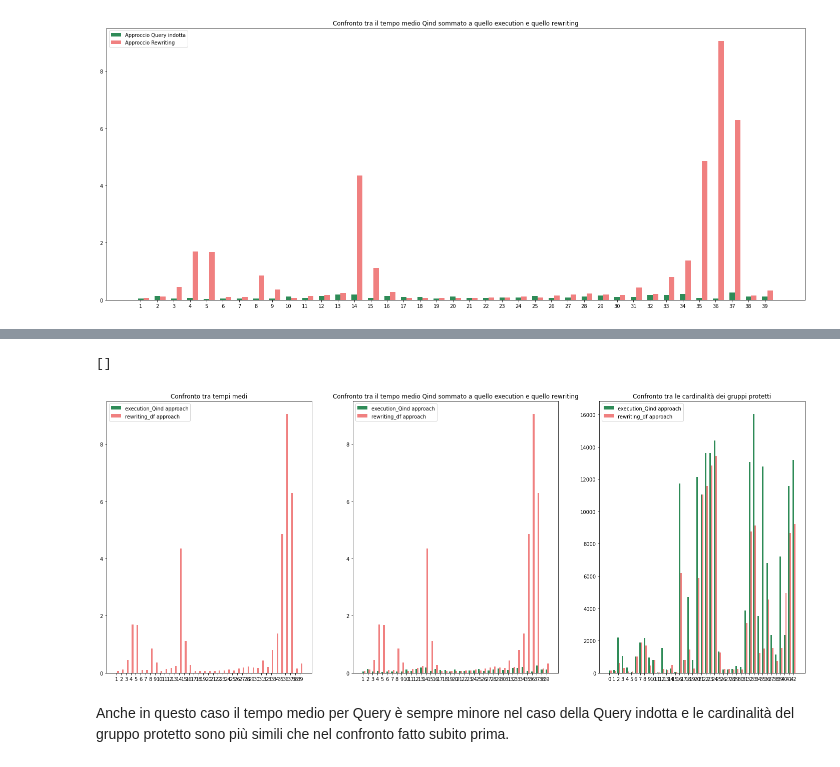
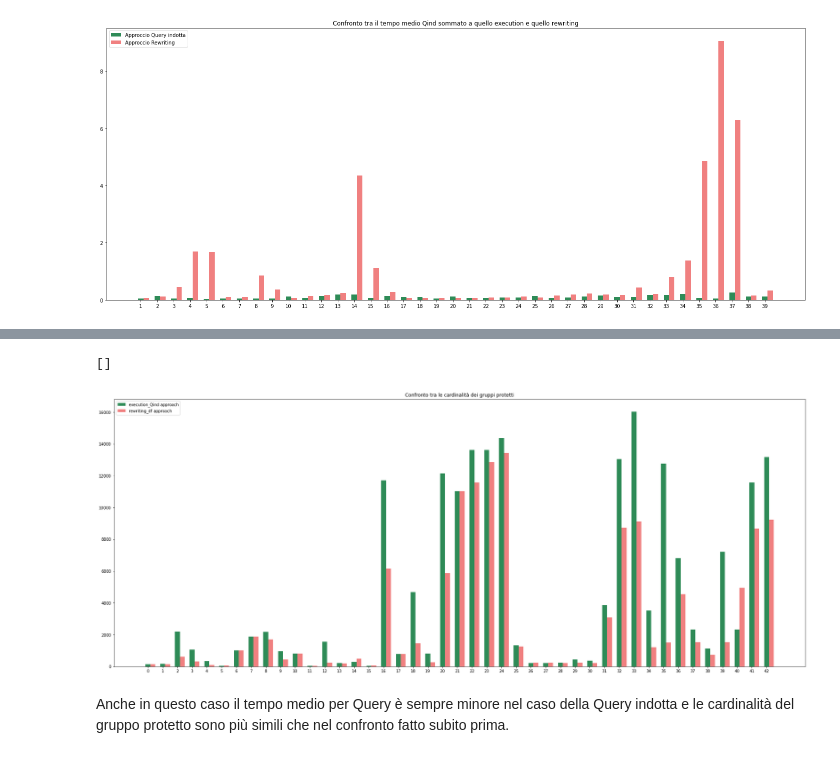
Before and after one commit to Nicogs43/KNN_coverage_constraint_query, a Jupyter notebook: Analysis_df_.ipynb, the cells around one changed output, grey strips where cells are left out. Saved outputs shown, nothing was run; the diff lists cells and outputs as text; code cells hidden in the pictures.

```diff
--- a/Analysis_df_.ipynb
+++ b/Analysis_df_.ipynb
@@ -418,6 +353,7 @@ data_table.DataTable(df_comp_qind_rew[['id','relaxation_degree_Qind','relaxation
 | 37 | 38 | 0.292545 | 0.006158 | 0.028304917417608766 | 0.31224798387096775 | ... |
 | 38 | 39 | 0.445048 | 0.046983 | 0.042219993640045306 | 0.31944780818600144 | ... |
 # %%
+width = np.min(np.diff(range(len(execution_Qind_df["id"]))))/3
 plt.bar(execution_Qind_df['id'],execution_Qind_df['summed_avg_time_exec_qind'],width,color='seagreen',label='Approccio Query indotta')
 plt.bar(rewriting_df['id']+width,rewriting_df['qcut_mean_summed_time'],width,color='lightcoral',label ='Approccio Rewriting')
 plt.xticks(execution_Qind_df['id'])
@@ -438,31 +377,14 @@ plt.plot()
 # %%
-plt.subplot(1,3,1)
-plt.bar(execution_Qind_df['id'],execution_Qind_df['average_time_exec_Qind'],width,color='seagreen',label='execution_Qind approach')
-plt.bar(rewriting_df['id']+width,rewriting_df['qcut_mean_summed_time'],width,color='lightcoral',label ='rewriting_df approach')
-plt.xticks(execution_Qind_df['id'])
-plt.title("Confronto tra tempi medi")
-plt.legend(loc = 'upper left')
-#plt.tight_layout(pad=0.4, w_pad=0.5, h_pad=1.0)
-plt.plot()
-plt.subplot(1,3,2)
-plt.bar(execution_Qind_df['id'],execution_Qind_df['summed_avg_time_exec_qind'],width,color='seagreen',label='execution_Qind approach')
-plt.bar(rewriting_df['id']+width,rewriting_df['qcut_mean_summed_time'],width,color='lightcoral',label ='rewriting_df approach')
-plt.xticks(execution_Qind_df['id'])
-plt.title("Confronto tra il tempo medio Qind sommato a quello execution e quello rewriting")
-plt.legend(loc = 'upper left')
-#plt.tight_layout(pad=0.4, w_pad=0.5, h_pad=1.0)
-plt.plot()
-plt.subplot(1,3,3)
 test2_exec_qind = manage_column_with_long_value_two(execution_Qind_df['card_true_sa_Qind'])
 plt.bar(range(len(test2_exec_qind)),manage_column_with_long_value_two(execution_Qind_df['card_true_sa_Qind']),width,color='seagreen',label='execution_Qind approach')
 plt.bar(range(len(test2_exec_qind))+width,manage_column_with_long_value_two(rewriting_df['card_true_sa_newQ']),width,color='lightcoral',label ='rewriting_df approach')
 plt.title("Confronto tra le cardinalità dei gruppi protetti")
 plt.xticks(range(len(test2_exec_qind)))
 plt.legend(loc = 'upper left')
-#plt.tight_layout(pad=0.4, w_pad=0.5, h_pad=1.0)
+plt.tight_layout(pad=0.4, w_pad=0.5, h_pad=1.0)
 plt.plot()
 # %% [output]
 []
-[figure, old version]
+[figure, new version]
 # %% [markdown]
 Anche in questo caso il tempo medio per Query è sempre minore nel caso della Query indotta e le cardinalità del gruppo protetto sono più simili che nel confronto fatto subito prima.
```
Also changed, not shown: parts of 25 cells of this notebook.
